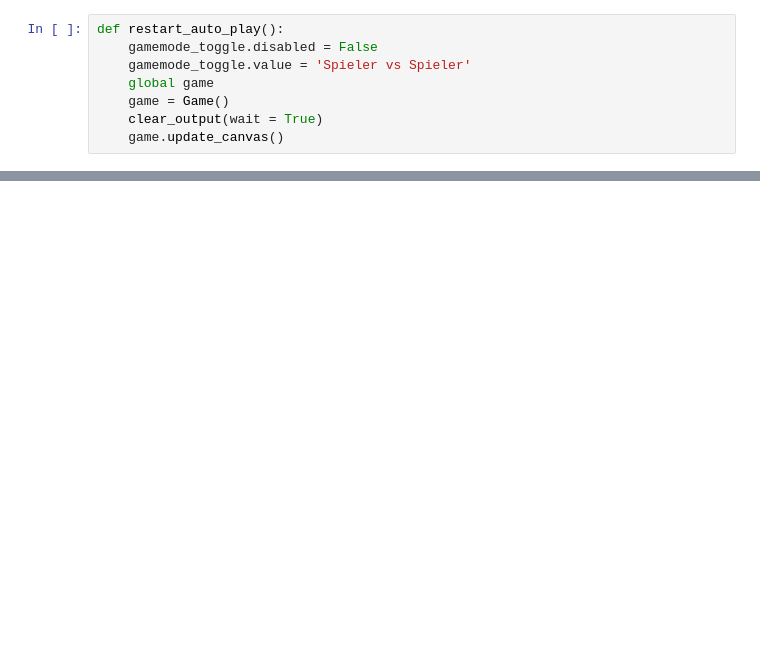
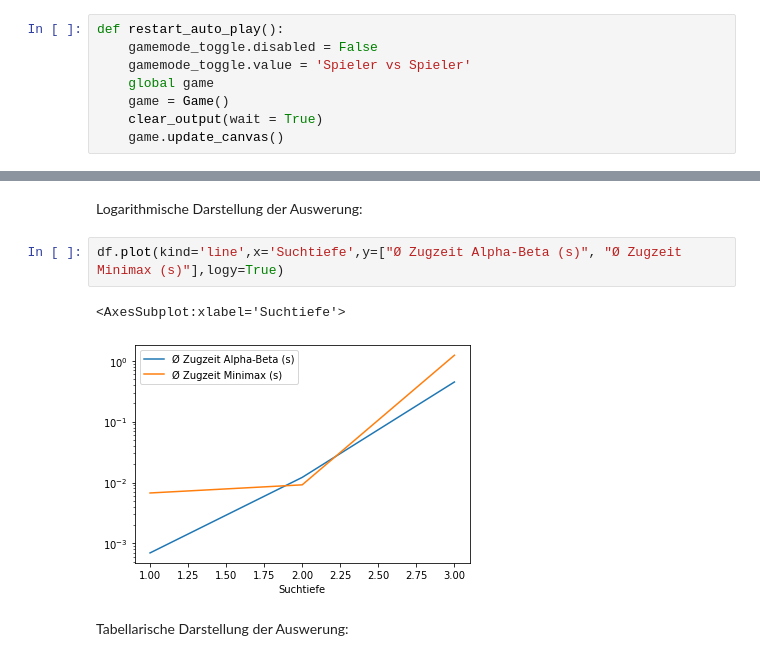
Before and after one commit to luisafuss/muehle-studienarbeit, a Jupyter notebook: Muehle_Conclusion.ipynb, the cells around one changed output, grey strips where cells are left out. Saved outputs shown, nothing was run; the diff lists cells and outputs as text; blank space fills up the shorter version.

```diff
--- a/Muehle_Conclusion.ipynb
+++ b/Muehle_Conclusion.ipynb
@@ -77,2 +96,11 @@ df.plot(kind='line',x='Suchtiefe',y=["Ø Zugzeit Alpha-Beta (s)", "Ø Zugzeit Mi
+# %% [markdown]
+Logarithmische Darstellung der Auswerung:
+# %%
+df.plot(kind='line',x='Suchtiefe',y=["Ø Zugzeit Alpha-Beta (s)", "Ø Zugzeit Minimax (s)"],logy=True)
+# %% [output]
+<AxesSubplot:xlabel='Suchtiefe'>
+[figure, added]
+# %% [markdown]
+Tabellarische Darstellung der Auswerung:
 # %%
 df
```
Also changed, not shown: parts of 6 cells of this notebook, 3 other files.
